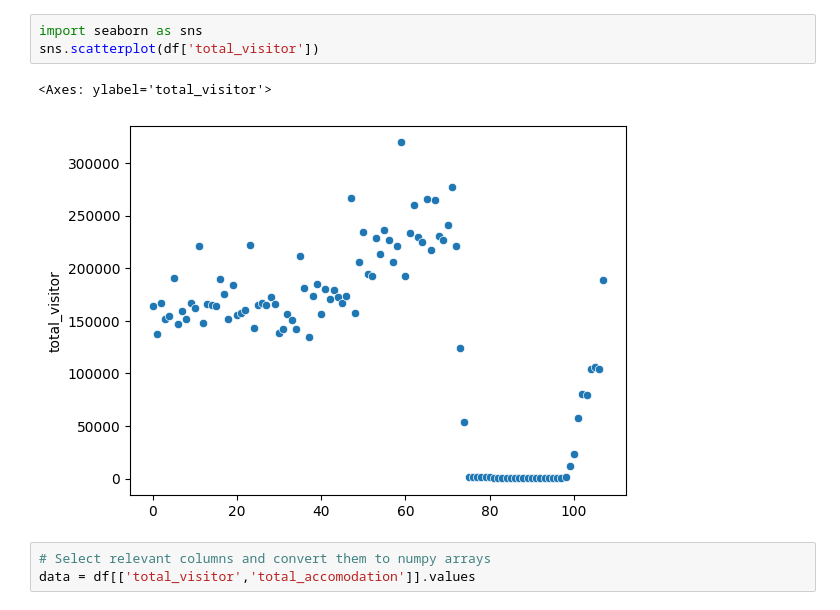
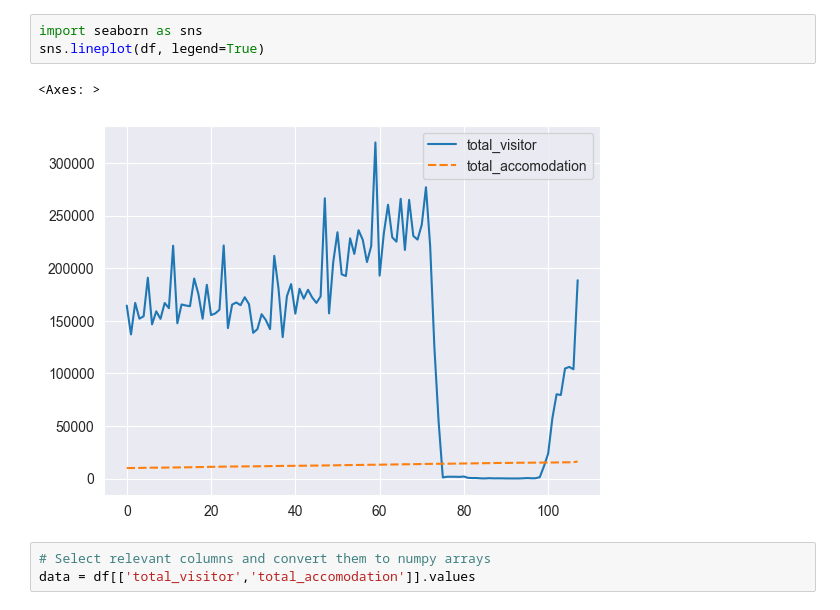
Before and after one commit to CallMePo/Final-Project---PMA, a Jupyter notebook: tes.ipynb, the cells around one changed output. Drawn from its saved outputs; the diff is of its cells as text.

```diff
--- a/tes.ipynb
+++ b/tes.ipynb
@@ -26,10 +26,10 @@ WARNING:tensorflow:From c:\Users\atrke\AppData\Local\Programs\Python\Python39\li
 108 rows × 3 columns
 # %%
 import seaborn as sns
-sns.scatterplot(df['total_visitor'])
+sns.lineplot(df, legend=True)
 # %% [output]
-<Axes: ylabel='total_visitor'>
+<Axes: >
-[figure, old version]
+[figure, new version]
 # %%
 # Select relevant columns and convert them to numpy arrays
 data = df[['total_visitor','total_accomodation']].values
```
Also changed, not shown: parts of 8 cells of this notebook, 1 other file.
